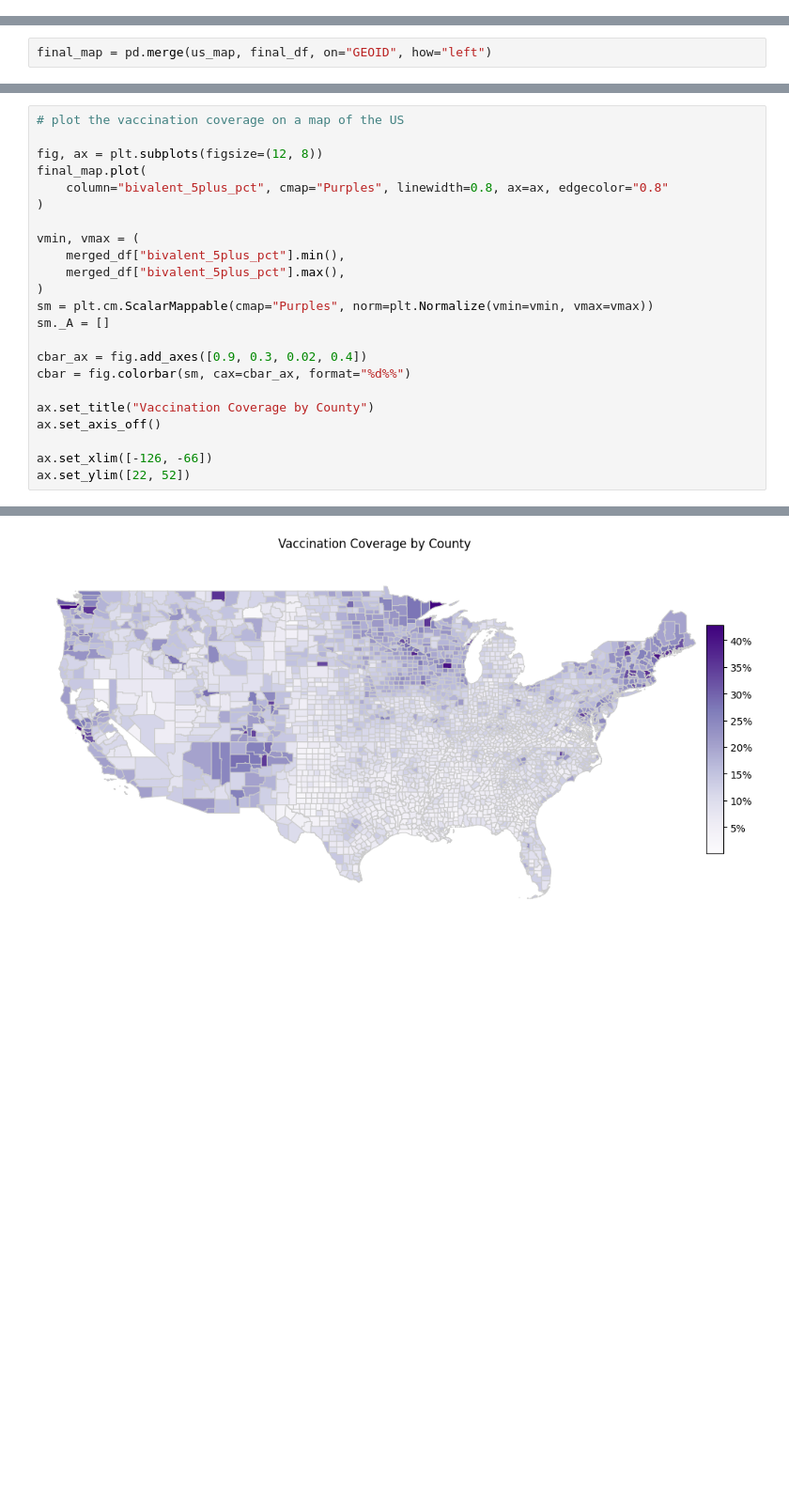
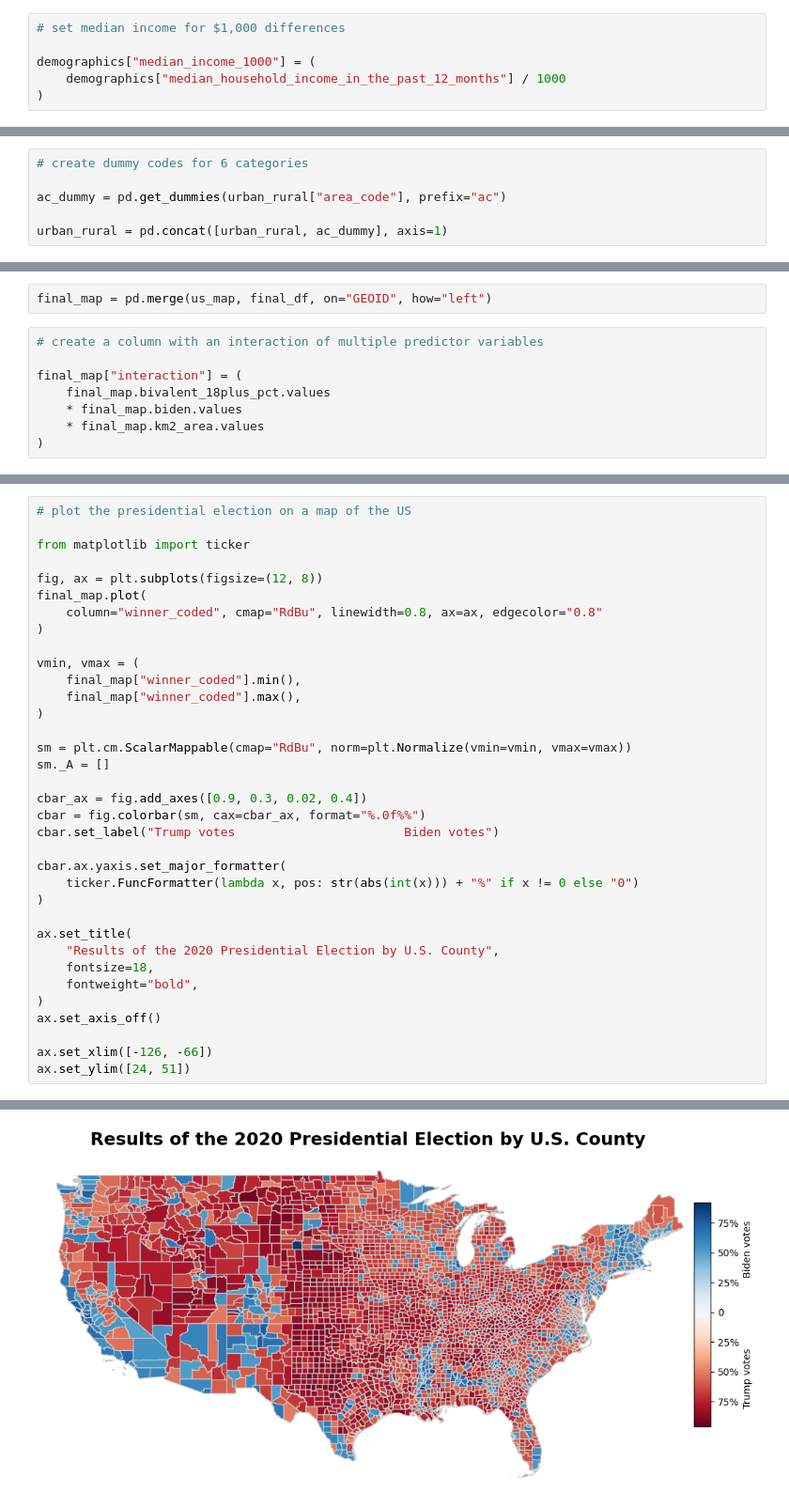
Before and after one commit to youribenadjaoud/mph-thesis, a Jupyter notebook: src/notebooks/county_level.ipynb, the cells around one changed output, grey strips where cells are left out. Shown at 94% size. Drawn from its saved outputs; the diff is of its cells as text; blank space fills up the shorter version.

```diff
--- a/src/notebooks/county_level.ipynb
+++ b/src/notebooks/county_level.ipynb
@@ -924,6 +819,12 @@ bachelor_degree_plus = [
 
 demographics["degree"] = demographics.loc[:, bachelor_degree_plus].sum(axis=1)
 demographics["no_degree"] = demographics.loc[:, bachelor_degree_minus].sum(axis=1)
+# %%
+# set median income for $1,000 differences
+
+demographics["median_income_1000"] = (
+    demographics["median_household_income_in_the_past_12_months"] / 1000
+)
 # %%
 demographics
 # %% [output]
@@ -964,6 +865,12 @@ def add_zero(x):
 
 
 urban_rural["GEOID"] = urban_rural["GEOID"].apply(add_zero)
+# %%
+# create dummy codes for 6 categories
+
+ac_dummy = pd.get_dummies(urban_rural["area_code"], prefix="ac")
+
+urban_rural = pd.concat([urban_rural, ac_dummy], axis=1)
 # %%
 urban_rural
 # %% [output]
@@ -1311,2 +1477,10 @@ ax.set(title="Relationship between number of clinics and bivalent uptake")
 # %%
 final_map = pd.merge(us_map, final_df, on="GEOID", how="left")
+# %%
+# create a column with an interaction of multiple predictor variables
+
+final_map["interaction"] = (
+    final_map.bivalent_18plus_pct.values
+    * final_map.biden.values
+    * final_map.km2_area.values
+)
@@ -1313,24 +1539,36 @@ final_map = pd.merge(us_map, final_df, on="GEOID", how="left")
 # %%
-# plot the vaccination coverage on a map of the US
+# plot the presidential election on a map of the US
+
+from matplotlib import ticker
 
 fig, ax = plt.subplots(figsize=(12, 8))
 final_map.plot(
-    column="bivalent_5plus_pct", cmap="Purples", linewidth=0.8, ax=ax, edgecolor="0.8"
+    column="winner_coded", cmap="RdBu", linewidth=0.8, ax=ax, edgecolor="0.8"
 )
 
 vmin, vmax = (
-    merged_df["bivalent_5plus_pct"].min(),
-    merged_df["bivalent_5plus_pct"].max(),
+    final_map["winner_coded"].min(),
+    final_map["winner_coded"].max(),
 )
-sm = plt.cm.ScalarMappable(cmap="Purples", norm=plt.Normalize(vmin=vmin, vmax=vmax))
+
+sm = plt.cm.ScalarMappable(cmap="RdBu", norm=plt.Normalize(vmin=vmin, vmax=vmax))
 sm._A = []
 
 cbar_ax = fig.add_axes([0.9, 0.3, 0.02, 0.4])
-cbar = fig.colorbar(sm, cax=cbar_ax, format="%d%%")
+cbar = fig.colorbar(sm, cax=cbar_ax, format="%.0f%%")
+cbar.set_label("Trump votes                       Biden votes")
 
-ax.set_title("Vaccination Coverage by County")
+cbar.ax.yaxis.set_major_formatter(
+    ticker.FuncFormatter(lambda x, pos: str(abs(int(x))) + "%" if x != 0 else "0")
+)
+
+ax.set_title(
+    "Results of the 2020 Presidential Election by U.S. County",
+    fontsize=18,
+    fontweight="bold",
+)
 ax.set_axis_off()
 
 ax.set_xlim([-126, -66])
-ax.set_ylim([22, 52])
+ax.set_ylim([24, 51])
 # %% [output]
@@ -1338 +1576 @@ ax.set_ylim([22, 52])
-[figure, old version]
+[figure, new version]
```
Also changed, not shown: parts of 60 cells of this notebook.
